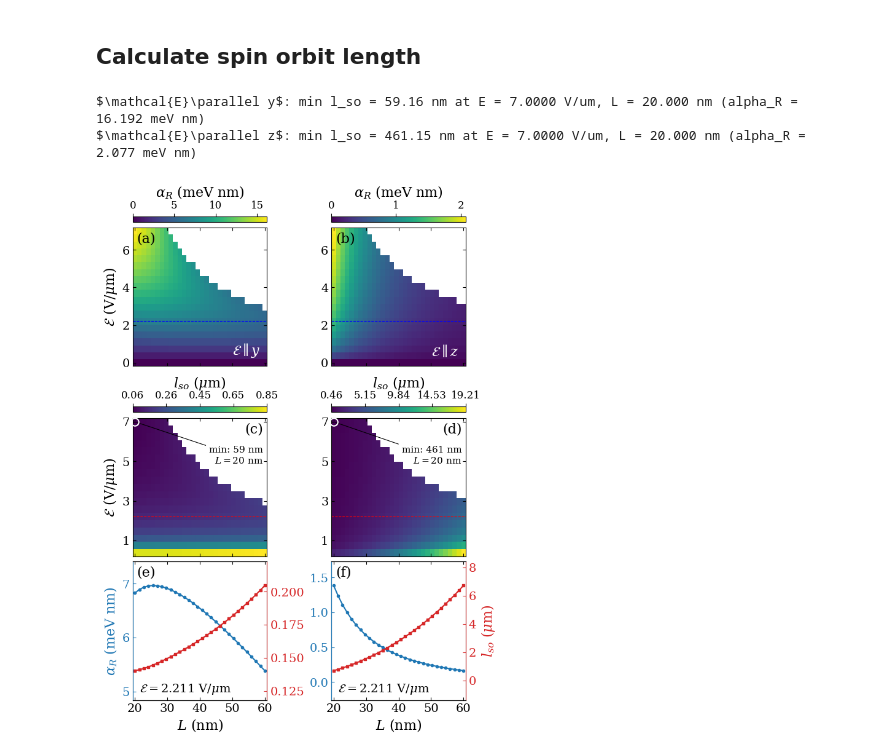
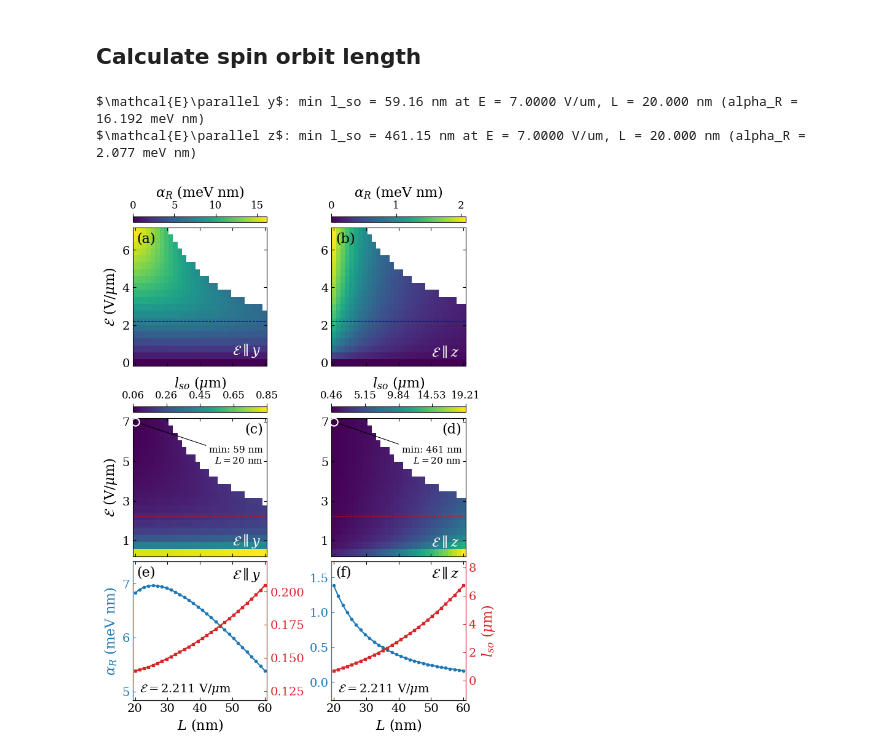
Before and after one commit to anirban8653/2H_Ge, a Jupyter notebook: Sec_IV/Fig_7/plot.ipynb, the cells around one changed output. Saved outputs shown, nothing was run; the diff lists cells and outputs as text; code cells hidden in the pictures.

```diff
--- a/Sec_IV/Fig_7/plot.ipynb
+++ b/Sec_IV/Fig_7/plot.ipynb
@@ -205,6 +205,15 @@ for col, (filename, title) in enumerate(zip(filenames, titles)):
     )
     ax_lso.axhline(E_actual, linestyle="--", color="red", linewidth=0.8)
 
+    ax_lso.text(
+        0.95, 0.05, title,
+        transform=ax_lso.transAxes,
+        fontsize=16,
+        color="white",
+        ha="right",
+        va="bottom",
+    )
+
     # Mark the minimum l_so with an open white circle
     l_min = l_so_grid[i_E, i_L]
     ax_lso.plot(L_values[i_L], E_values[i_E], marker="o", markersize=9,
@@ -244,6 +253,13 @@ for col, (filename, title) in enumerate(zip(filenames, titles)):
         fontsize=14,
         ha="left",
         va="bottom",
+    )
+    ax_line.text(
+        0.95, 0.97, title,
+        transform=ax_line.transAxes,
+        fontsize=16,
+        ha="right",
+        va="top",
     )
     ax_line.set_xlabel(r"$L$ (nm)", fontsize=16)
     ax_line.margins(y=0.15)
@@ -275,31 +291,31 @@ axes[2, 0].set_ylabel(r"$\alpha_R$ (meV nm)", fontsize=16, color=ALPHA_COLOR)
 twin_axes[1].set_ylabel(r"$l_{so}$ ($\mu$m)", fontsize=16, color=LSO_COLOR)
 
 # Bottom row: room at the bottom for the field label and at the top for the panel label
 for ax in (axes[2, 0], twin_axes[0], axes[2, 1], twin_axes[1]):
     lo, hi = ax.get_ylim()
     ax.set_ylim(lo - 0.15 * (hi - lo), hi + 0.10 * (hi - lo))
 
 for i, (ax, label) in enumerate(zip(axes.flat, ["(a)", "(b)", "(c)", "(d)", "(e)", "(f)"])):
     right = i in (2, 3)  # (c), (d): top-left holds the minimum marker, so label goes top-right
     ax.text(
         0.97 if right else 0.03, 0.97, label,
         transform=ax.transAxes,
         fontsize=16,
         color="black",
         ha="right" if right else "left",
         va="top",
     )
 
 for ax in axes[:2, :].flat:
     ax.tick_params(axis="x", labelbottom=False)
 
 for ax in axes[2, :]:
     ax.set_xticks([20, 30, 40, 50, 60])
 
 fig.savefig("Fig-7-new.pdf", dpi=300, bbox_inches="tight")
 fig.savefig("Fig-7-new.svg", dpi=300, bbox_inches="tight")
 plt.show()
 # %% [output]
 $\mathcal{E}\parallel y$: min l_so = 59.16 nm at E = 7.0000 V/um, L = 20.000 nm (alpha_R = 16.192 meV nm)
 $\mathcal{E}\parallel z$: min l_so = 461.15 nm at E = 7.0000 V/um, L = 20.000 nm (alpha_R = 2.077 meV nm)
-[figure, old version]
+[figure, new version]
```
Also changed, not shown: 2 other files.
